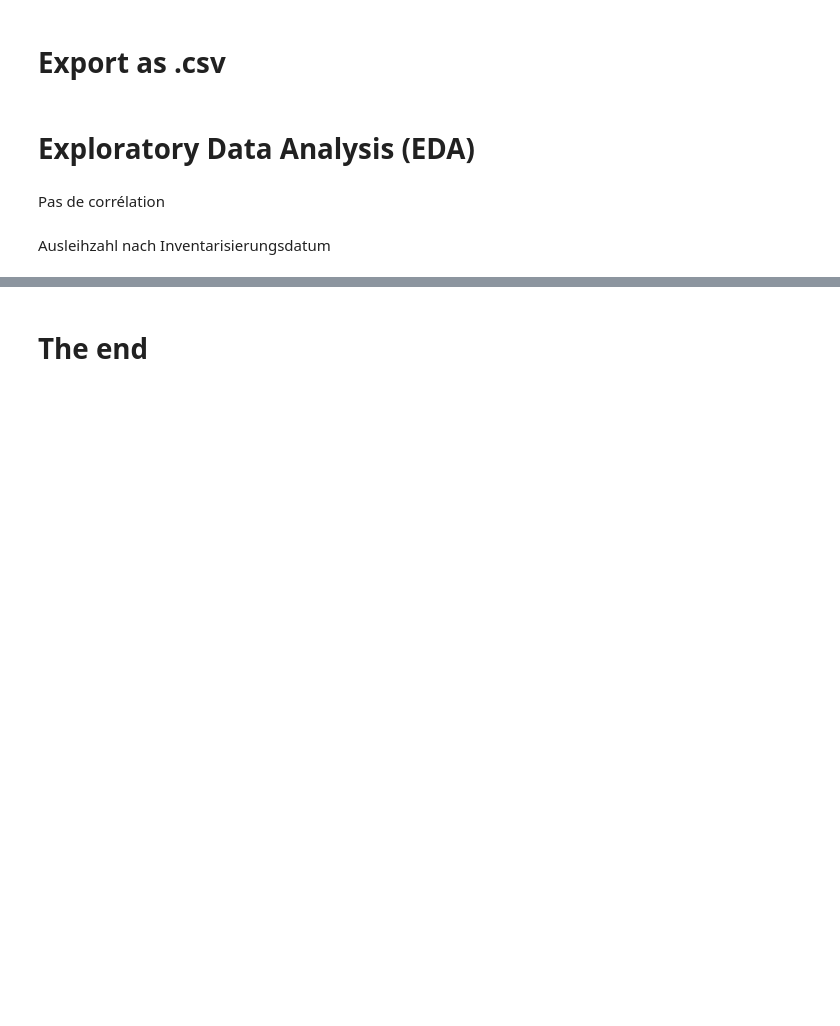
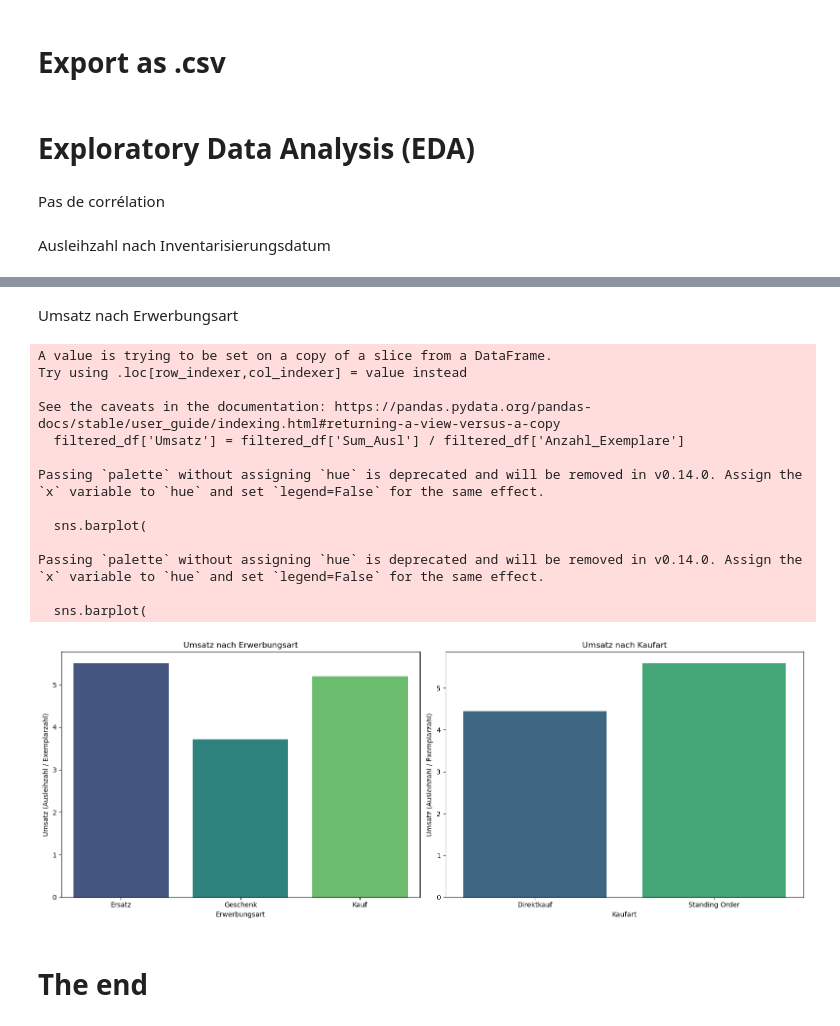
Before and after one commit to BeatriceM476/Final-project, a Jupyter notebook: BesEx_2024.ipynb, the cells around one changed output, grey strips where cells are left out. Cells and saved outputs as stored; diff of their text form; code cells hidden in the pictures; blank space fills up the shorter version.

```diff
--- a/BesEx_2024.ipynb
+++ b/BesEx_2024.ipynb
@@ -533,2 +443,73 @@ Passing `palette` without assigning `hue` is deprecated and will be removed in v
+# %% [markdown]
+Umsatz nach Erwerbungsart
+# %%
+# ---------------------------
+# 1️⃣ Préparation des données pour le graphique 1 (Erwerbungsart)
+# ---------------------------
+filtered_df = BesEx_2024_df[BesEx_2024_df['Erwerbungsart'].isin(['E', 'G', 'K'])]
+filtered_df['Umsatz'] = filtered_df['Sum_Ausl'] / filtered_df['Anzahl_Exemplare']
+
+erwerbung_data = filtered_df.groupby('Erwerbungsart')['Umsatz'].mean().reset_index()
+
+label_mapping_erwerbung = {'E': 'Ersatz', 'G': 'Geschenk', 'K': 'Kauf'}
+erwerbung_data['Erwerbungsart_Label'] = erwerbung_data['Erwerbungsart'].map(label_mapping_erwerbung)
+
+# ---------------------------
+# 2️⃣ Préparation des données pour le graphique 2 (StO)
+# ---------------------------
+BesEx_2024_df['Umsatz'] = BesEx_2024_df['Sum_Ausl'] / BesEx_2024_df['Anzahl_Exemplare']
+BesEx_2024_df['StO_clean'] = BesEx_2024_df['StO'].fillna('NaN')
+
+sto_data = BesEx_2024_df.groupby('StO_clean')['Umsatz'].mean().reset_index()
+
+label_mapping_sto = {'NaN': 'Direktkauf', 'S': 'Standing Order'}
+sto_data['StO_Label'] = sto_data['StO_clean'].map(label_mapping_sto)
+
+# ---------------------------
+# 3️⃣ Visualisation en subplots
+# ---------------------------
+fig, axes = plt.subplots(1, 2, figsize=(16, 6))
+
+# Graphique 1 : Erwerbungsart
+sns.barplot(
+    data=erwerbung_data,
+    x='Erwerbungsart_Label',
+    y='Umsatz',
+    palette='viridis',
+    ax=axes[0]
+)
+axes[0].set_title("Umsatz nach Erwerbungsart")
+axes[0].set_xlabel("Erwerbungsart")
+axes[0].set_ylabel("Umsatz (Ausleihzahl / Exemplarzahl)")
+
+# Graphique 2 : StO
+sns.barplot(
+    data=sto_data,
+    x='StO_Label',
+    y='Umsatz',
+    palette='viridis',
+    ax=axes[1]
+)
+axes[1].set_title("Umsatz nach Kaufart")
+axes[1].set_xlabel("Kaufart")
+axes[1].set_ylabel("Umsatz (Ausleihzahl / Exemplarzahl)")
+
+plt.tight_layout()
+plt.show()
+# %% [output]
+A value is trying to be set on a copy of a slice from a DataFrame.
+Try using .loc[row_indexer,col_indexer] = value instead
+
+See the caveats in the documentation: https://pandas.pydata.org/pandas-docs/stable/user_guide/indexing.html#returning-a-view-versus-a-copy
+  filtered_df['Umsatz'] = filtered_df['Sum_Ausl'] / filtered_df['Anzahl_Exemplare']
+
+Passing `palette` without assigning `hue` is deprecated and will be removed in v0.14.0. Assign the `x` variable to `hue` and set `legend=False` for the same effect.
+
+  sns.barplot(
+
+Passing `palette` without assigning `hue` is deprecated and will be removed in v0.14.0. Assign the `x` variable to `hue` and set `legend=False` for the same effect.
+
+  sns.barplot(
+[figure, added]
 # %% [markdown]
 # The end
```
Also changed, not shown: parts of 5 cells of this notebook, 2 other files.
